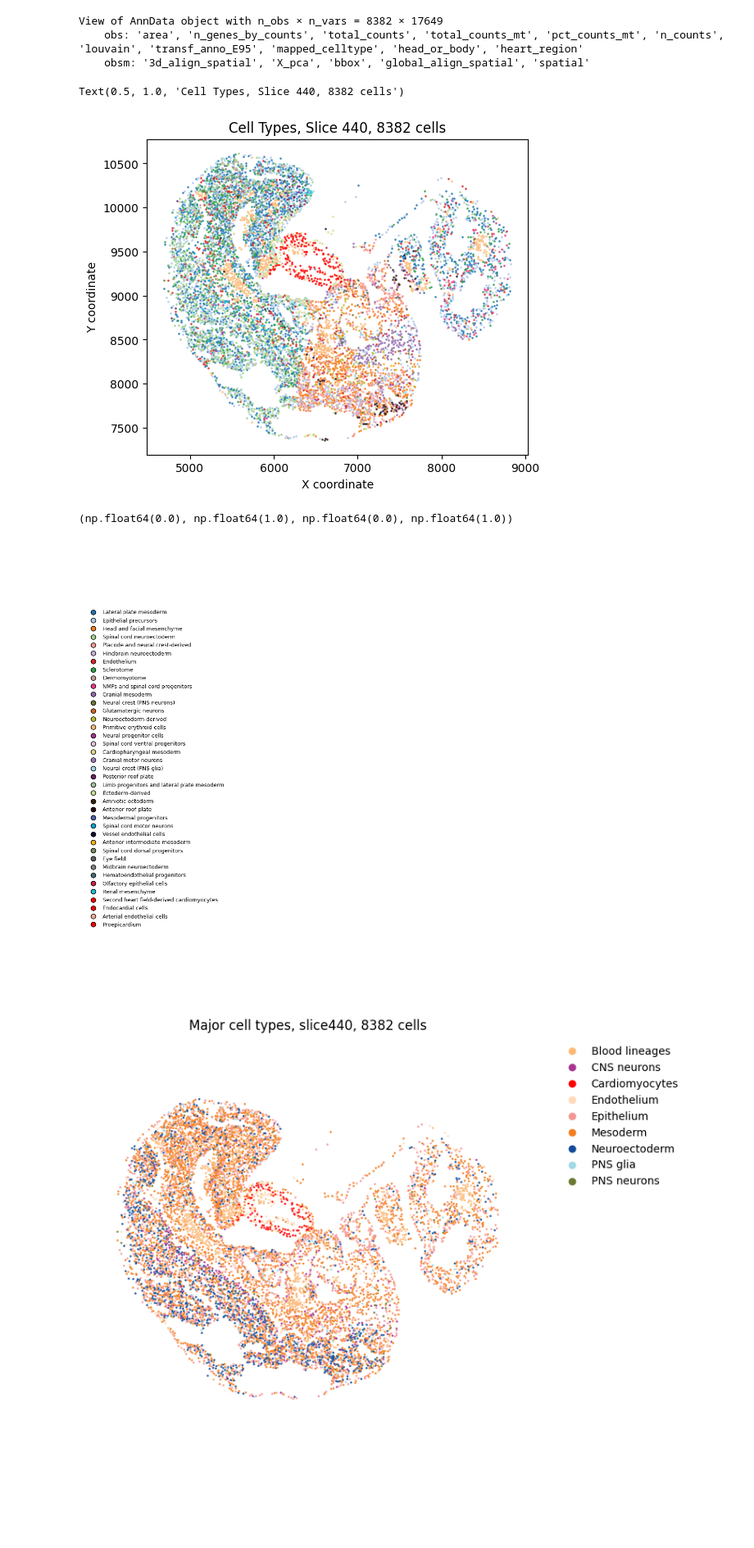
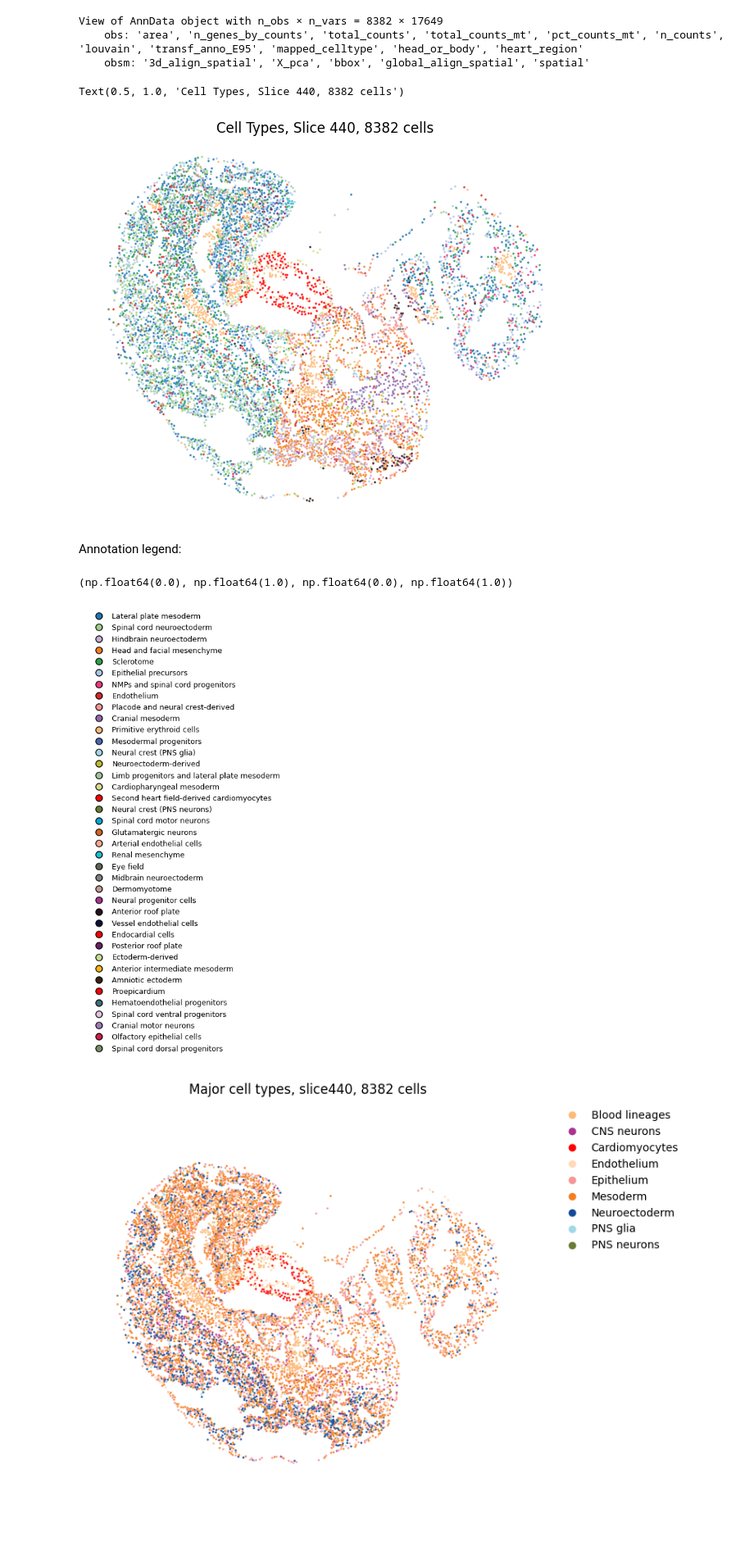
Before and after one commit to lanshui98/UniST-tutorial, a Jupyter notebook: docs/source/cell_annotation.ipynb, the cells around one changed output. Shown at 82% size. Cells and saved outputs as stored; diff of their text form; code cells hidden in the pictures; blank space fills up the shorter version.

```diff
--- a/docs/source/cell_annotation.ipynb
+++ b/docs/source/cell_annotation.ipynb
@@ -107,7 +107,7 @@ cell_types = slice.obs['mapped_celltype']
 unique_types = cell_types.unique()
 n_types = len(unique_types)
 
-fig, (ax1) = plt.subplots(1, 1, figsize=(6, 5))
+fig, (ax1) = plt.subplots(1, 1, figsize=(7.5, 6))
 
 for cell_type in unique_types:
     mask = cell_types == cell_type
@@ -116,38 +116,39 @@ for cell_type in unique_types:
                label=cell_type,
                s=1, alpha=0.7)
 
-ax1.set_xlabel('X coordinate')
-ax1.set_ylabel('Y coordinate')
+ax1.set_axis_off()
 ax1.set_title(f'Cell Types, Slice 440, {slice.shape[0]} cells')
 # %% [output]
 Text(0.5, 1.0, 'Cell Types, Slice 440, 8382 cells')
-[figure, old version]
+[figure, new version]
+# %% [markdown]
+Annotation legend:
 # %%
 from matplotlib.lines import Line2D
 
 legend_elements = [
     Line2D(
         [0], [0],
         marker='o',
         color='none',
         label=cell_type,
         markerfacecolor=anno_colors[cell_type],
         markersize=8
     )
     for cell_type in unique_types
 ]
 
-fig_leg, ax_leg = plt.subplots(figsize=(4, 0.35 * len(unique_types)))
+fig_leg, ax_leg = plt.subplots(figsize=(4, 0.25 * len(unique_types)))
 ax_leg.legend(
     handles=legend_elements,
     loc='center left',
     frameon=False,
     fontsize=9
 )
 ax_leg.axis('off')
 # %% [output]
 (np.float64(0.0), np.float64(1.0), np.float64(0.0), np.float64(1.0))
-[figure, old version]
+[figure, new version]
 # %%
 ### Mapping cell types to 9 major cell types according to Spateo paper
 
```
Also changed, not shown: parts of 1 cell of this notebook.
